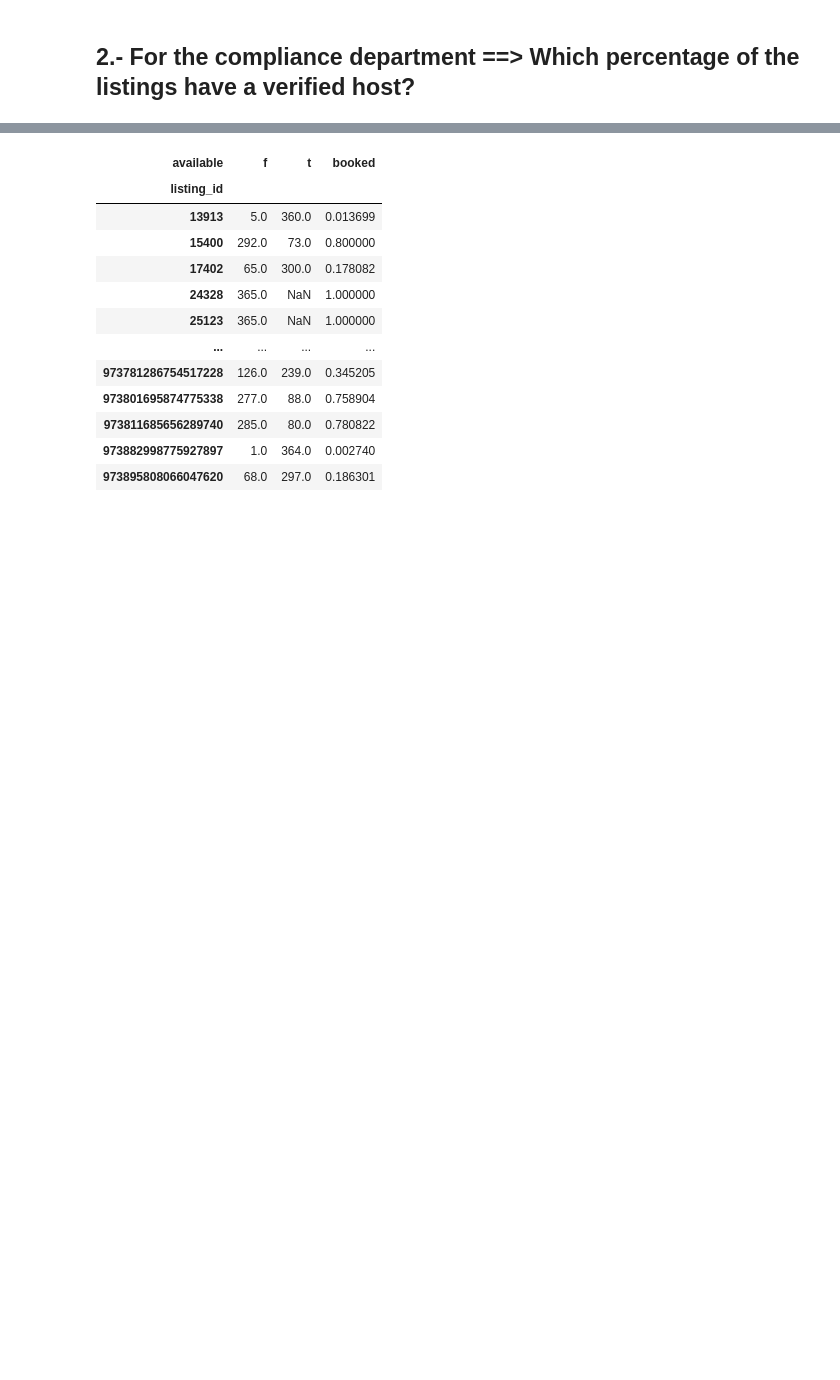
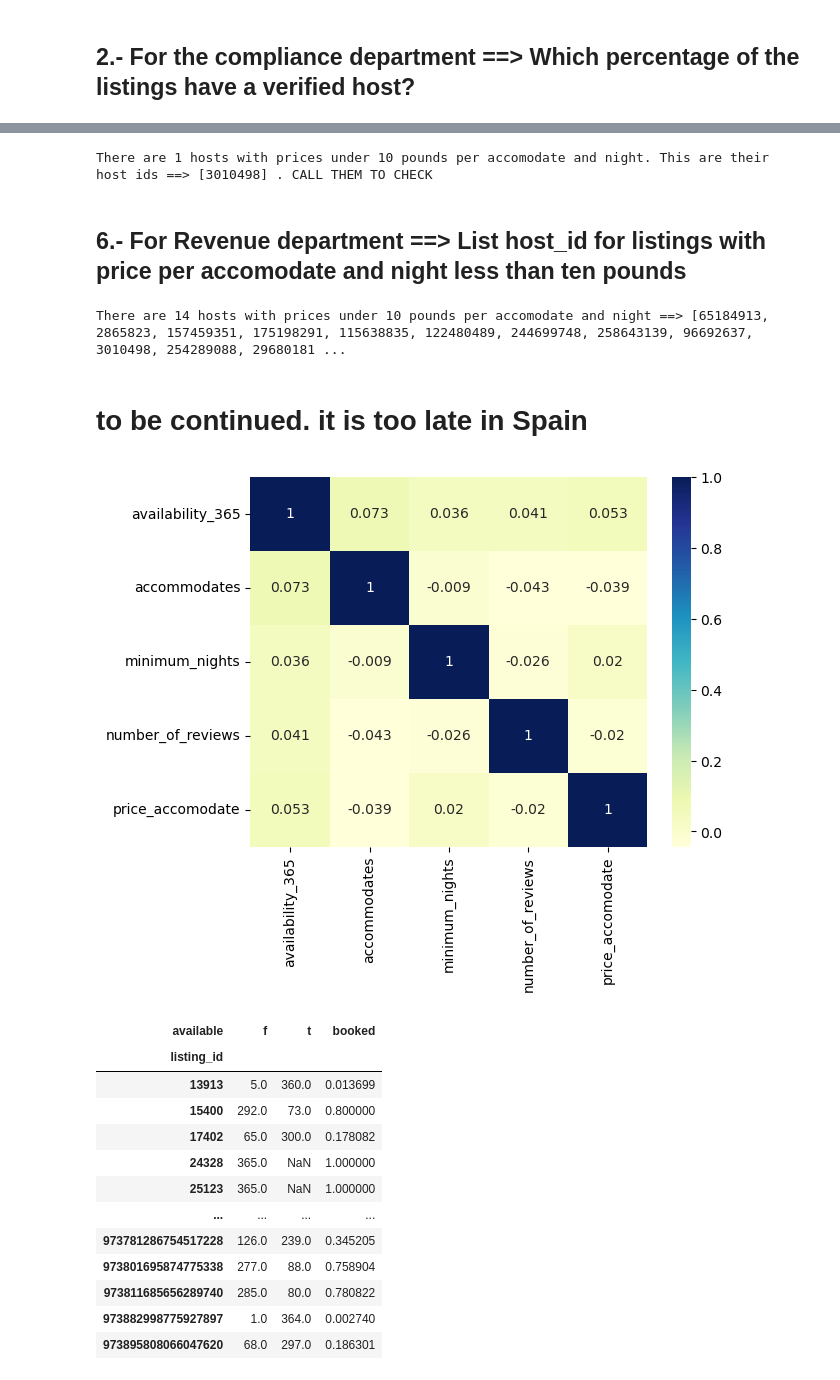
Before and after one commit to luismiguelcasadodiaz/airbnb_london_2023_09, a Jupyter notebook: listings.ipynb, the cells around one changed output, grey strips where cells are left out. Saved outputs shown, nothing was run; the diff lists cells and outputs as text; code cells hidden in the pictures; blank space fills up the shorter version.

```diff
--- a/listings.ipynb
+++ b/listings.ipynb
@@ -114,0 +109,10 @@ grouped= calendar.groupby(["listing_id", "available"],group_keys=False)
+# %%
+df=listings[["price","availability_365", "accommodates", "minimum_nights", "number_of_reviews", "host_id"]]
+# %%
+df.loc[:,"price_num"] = df["price"].map(lambda x: x[1:])
+df.loc[:,"price_num"] = df["price_num"].map(lambda x: x.replace(",",""))
+# %%
+df.loc[:,"price_num"]=df["price_num"].apply(pd.to_numeric)
+df.loc[:,"price_accomodate"]=df["price_num"]/df["accommodates"]
+average_price_accomodate_night =df["price_accomodate"].mean()
+print("The Average price per accomodate and night in London is {:5.2f} pounds ".format(average_price_accomodate_night))
@@ -115 +123,29 @@ grouped= calendar.groupby(["listing_id", "available"],group_keys=False)
+# %%
+da = df[["host_id","price_num"]]
+mask = da["price_num"] == 0
+result = da[mask]["host_id"].unique()
+print("There are {} hosts with prices under 10 pounds per accomodate and night. This are their host ids ==> {} . CALL THEM TO CHECK ".format(len(result), list(result)))
+# %% [output]
+There are 1 hosts with prices under 10 pounds per accomodate and night. This are their host ids ==> [3010498] . CALL THEM TO CHECK
+# %% [markdown]
+## 6.- For Revenue department ==> List host_id for listings with price per accomodate and night less than ten pounds
+# %%
+da = df[["host_id","price_num"]]
+mask = (da["price_num"] > 0) & (da["price_num"] < 10)
+result = da[mask]["host_id"].unique()
+print("There are {} hosts with prices under 10 pounds per accomodate and night ==> ".format(len(result)), end="")
+print(list(result))
+# %% [output]
+There are 14 hosts with prices under 10 pounds per accomodate and night ==> [65184913, 2865823, 157459351, 175198291, 115638835, 122480489, 244699748, 258643139, 96692637, 3010498, 254289088, 29680181 ...
+# %% [markdown]
+# to be continued. it is too late in Spain
+# %%
+da=df.drop(columns=["price", "price_num", "host_id"])
+# %%
+dataplot = sb.heatmap(da.corr(), cmap="YlGnBu", annot=True)
+
+# displaying heatmap
+mp.show()
+# %% [output]
+[figure, added]
 # %%
```
Also changed, not shown: parts of 20 cells of this notebook, 1 other file.
